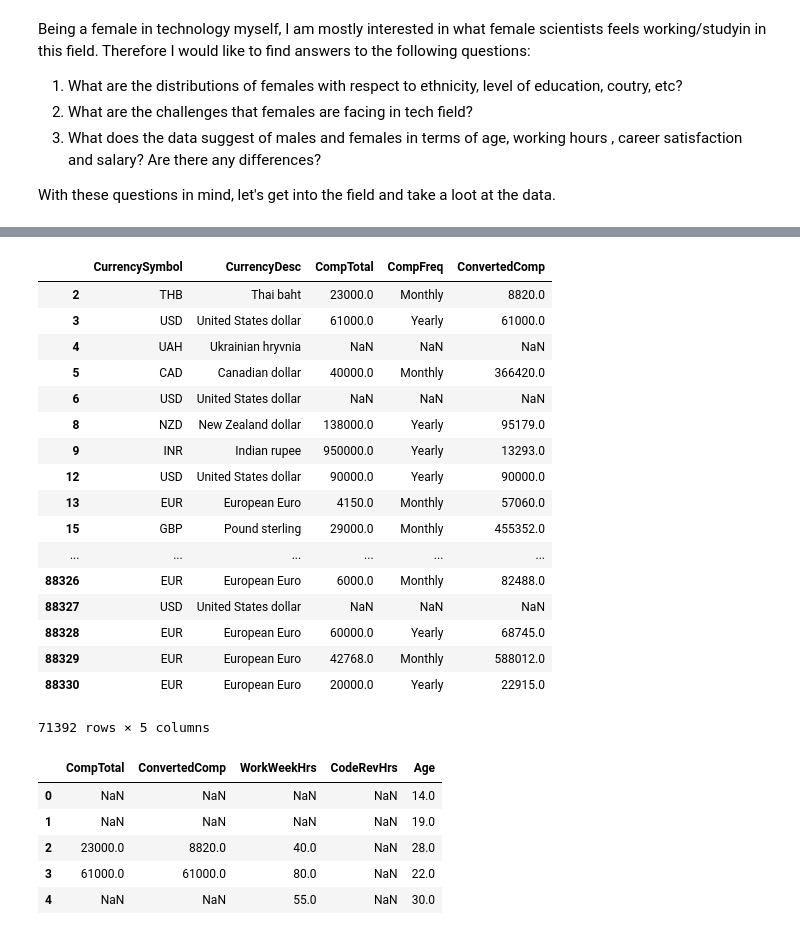
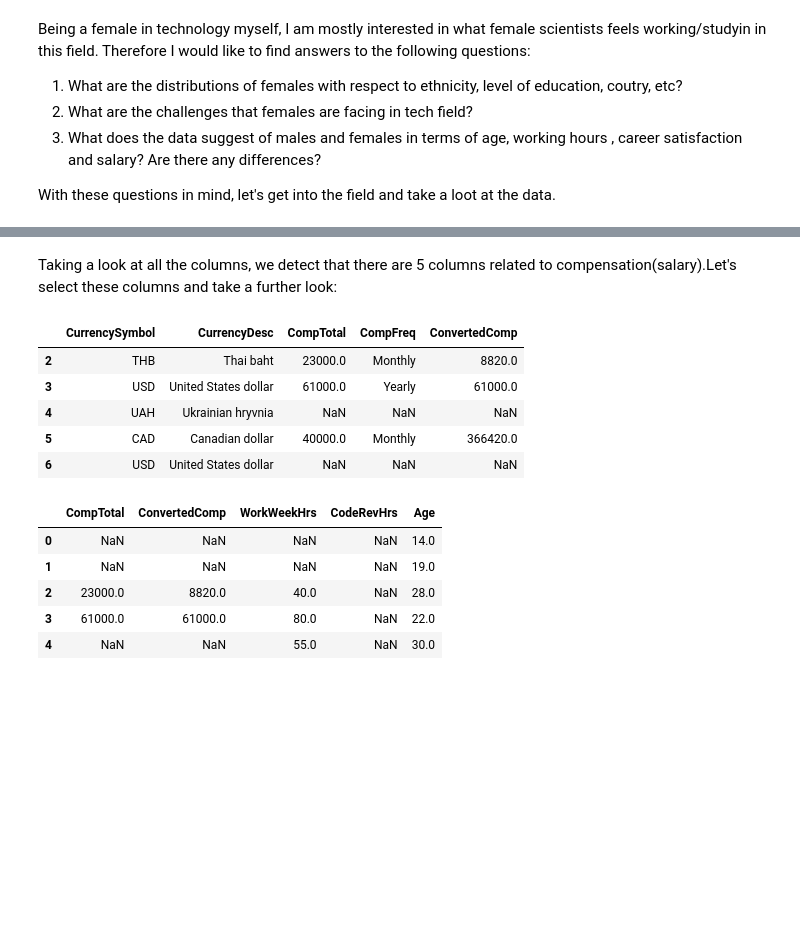
Before and after one commit to Lamasheg/stackoverflow_survey_2019, a Jupyter notebook: stackoverflow_survey.ipynb, the cells around one changed output, grey strips where cells are left out. Drawn from its saved outputs; the diff is of its cells as text; code cells hidden in the pictures; blank space fills up the shorter version.

```diff
--- a/stackoverflow_survey.ipynb
+++ b/stackoverflow_survey.ipynb
@@ -110,25 +152,15 @@ Length: 85, dtype: object
+# %% [markdown]
+Taking a look at all the columns, we detect that there are 5 columns related to compensation(salary).Let's select these columns and take a further look:
 # %%
-# select compensation(salary) related field, we find that some
-sof[['CurrencySymbol', 'CurrencyDesc', 'CompTotal', 'CompFreq', 'ConvertedComp']].dropna(axis=0,how='all')
+# Select compensation(salary) related field, drop the rows with all data missing, we find that some
+sof[['CurrencySymbol', 'CurrencyDesc', 'CompTotal', 'CompFreq', 'ConvertedComp']].dropna(axis=0,how='all').head()
 # %% [output]
 |  | CurrencySymbol | CurrencyDesc | CompTotal | CompFreq | ConvertedComp |
 | 2 | THB | Thai baht | 23000.0 | Monthly | 8820.0 |
 | 3 | USD | United States dollar | 61000.0 | Yearly | 61000.0 |
 | 4 | UAH | Ukrainian hryvnia | NaN | NaN | NaN |
 | 5 | CAD | Canadian dollar | 40000.0 | Monthly | 366420.0 |
 | 6 | USD | United States dollar | NaN | NaN | NaN |
-| 8 | NZD | New Zealand dollar | 138000.0 | Yearly | 95179.0 |
-| 9 | INR | Indian rupee | 950000.0 | Yearly | 13293.0 |
-| 12 | USD | United States dollar | 90000.0 | Yearly | 90000.0 |
-| 13 | EUR | European Euro | 4150.0 | Monthly | 57060.0 |
-| 15 | GBP | Pound sterling | 29000.0 | Monthly | 455352.0 |
-| ... | ... | ... | ... | ... | ... |
-| 88326 | EUR | European Euro | 6000.0 | Monthly | 82488.0 |
-| 88327 | USD | United States dollar | NaN | NaN | NaN |
-| 88328 | EUR | European Euro | 60000.0 | Yearly | 68745.0 |
-| 88329 | EUR | European Euro | 42768.0 | Monthly | 588012.0 |
-| 88330 | EUR | European Euro | 20000.0 | Yearly | 22915.0 |
-71392 rows × 5 columns
 # %%
 num_df = sof.select_dtypes(include=['float64']).copy()
 num_df.head()
```
Also changed, not shown: parts of 21 cells of this notebook, 1 other file.
